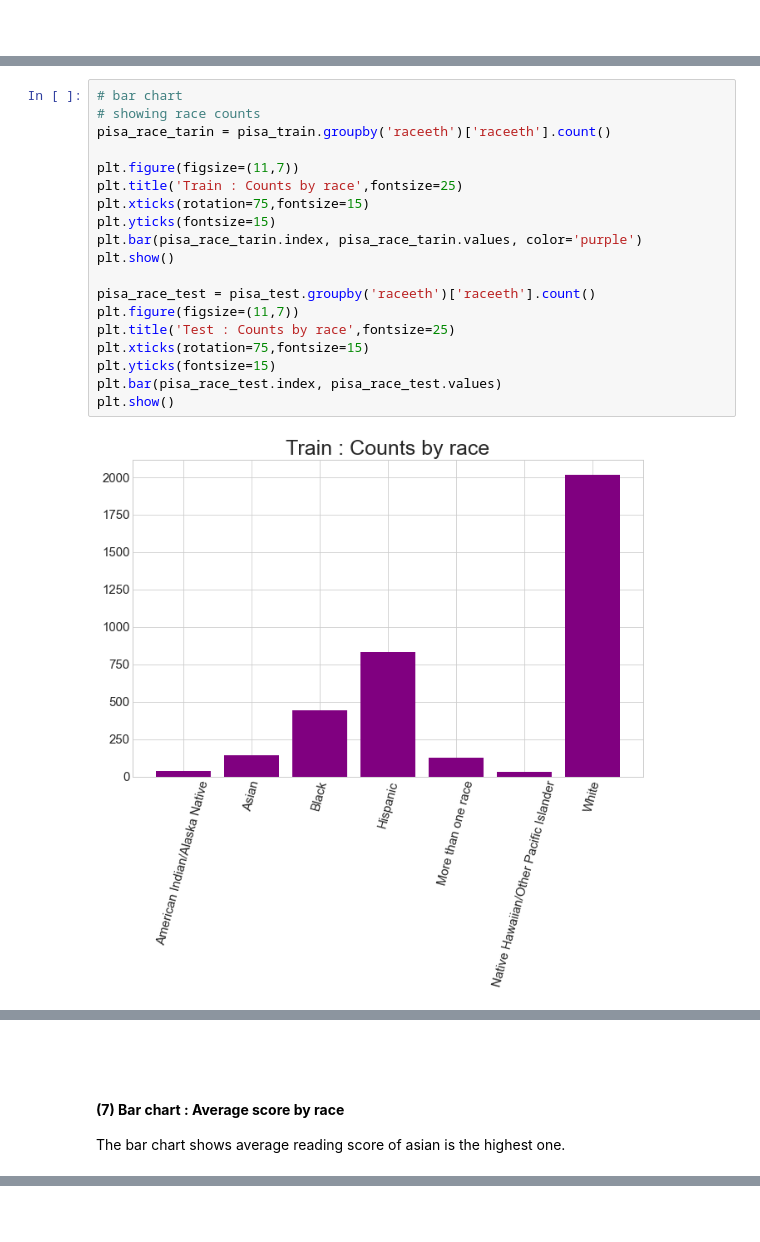
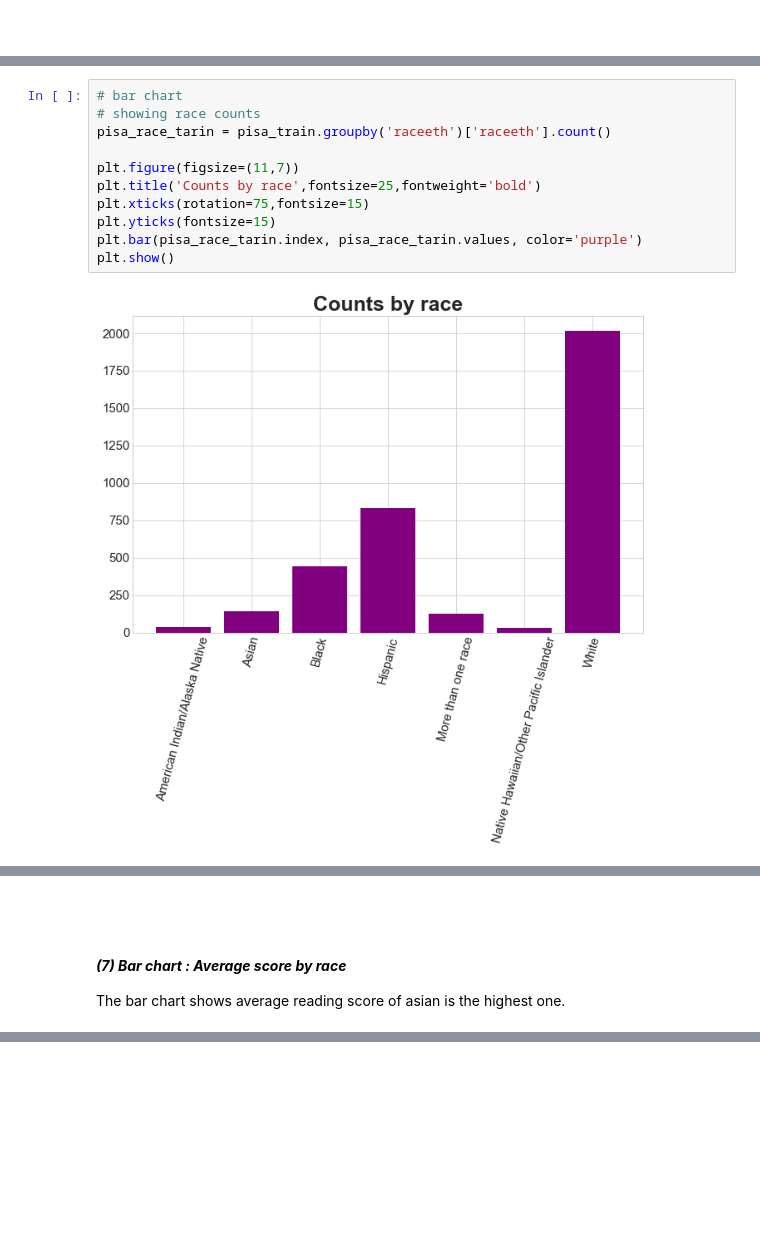
Before and after one commit to ABizCho/py_machineLearning, a Jupyter notebook: Assignment_Individual/asgmt_3_201823869.ipynb, the cells around one changed output, grey strips where cells are left out. Saved outputs shown, nothing was run; the diff lists cells and outputs as text; blank space fills up the shorter version.

```diff
--- a/Assignment_Individual/asgmt_3_201823869.ipynb
+++ b/Assignment_Individual/asgmt_3_201823869.ipynb
@@ -236,21 +170,13 @@ I'm gonna select 'white' as reference categories for creating race dummies.
 # %%
 # bar chart
 # showing race counts
 pisa_race_tarin = pisa_train.groupby('raceeth')['raceeth'].count()
 
 plt.figure(figsize=(11,7))
-plt.title('Train : Counts by race',fontsize=25)
+plt.title('Counts by race',fontsize=25,fontweight='bold')
 plt.xticks(rotation=75,fontsize=15)
 plt.yticks(fontsize=15)
 plt.bar(pisa_race_tarin.index, pisa_race_tarin.values, color='purple')
 plt.show()
-
-pisa_race_test = pisa_test.groupby('raceeth')['raceeth'].count()
-plt.figure(figsize=(11,7))
-plt.title('Test : Counts by race',fontsize=25)
-plt.xticks(rotation=75,fontsize=15)
-plt.yticks(fontsize=15)
-plt.bar(pisa_race_test.index, pisa_race_test.values)
-plt.show()
 # %% [output]
-[figure, old version]
+[figure, new version]
@@ -258,7 +183,7 @@ plt.show()
 # %% [markdown]
 <br>
 # %% [markdown]
-#### **(7) Bar chart : Average score by race**
+#### ***(7) Bar chart : Average score by race***
 The bar chart shows average reading score of asian is the highest one.
 # %%
 # barchart
```
Also changed, not shown: parts of 90 cells of this notebook.
